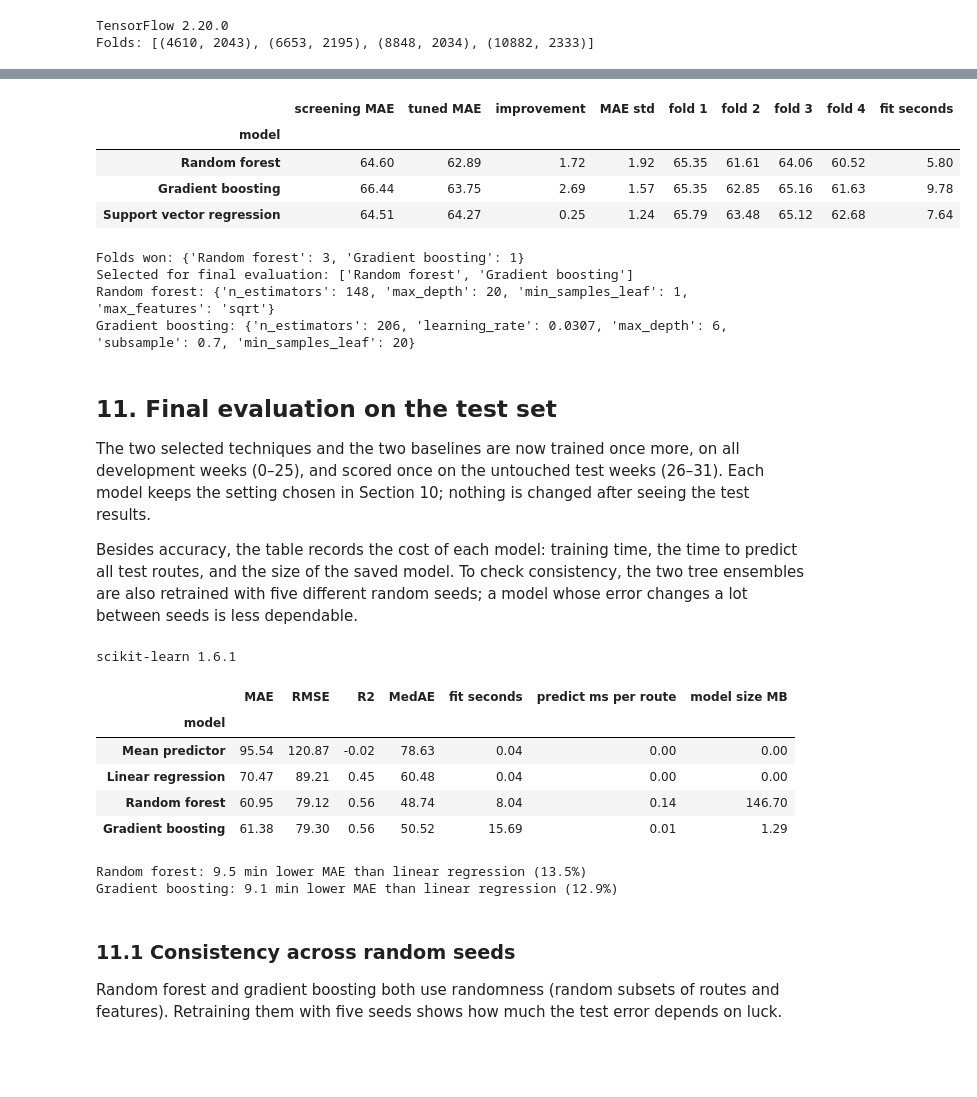
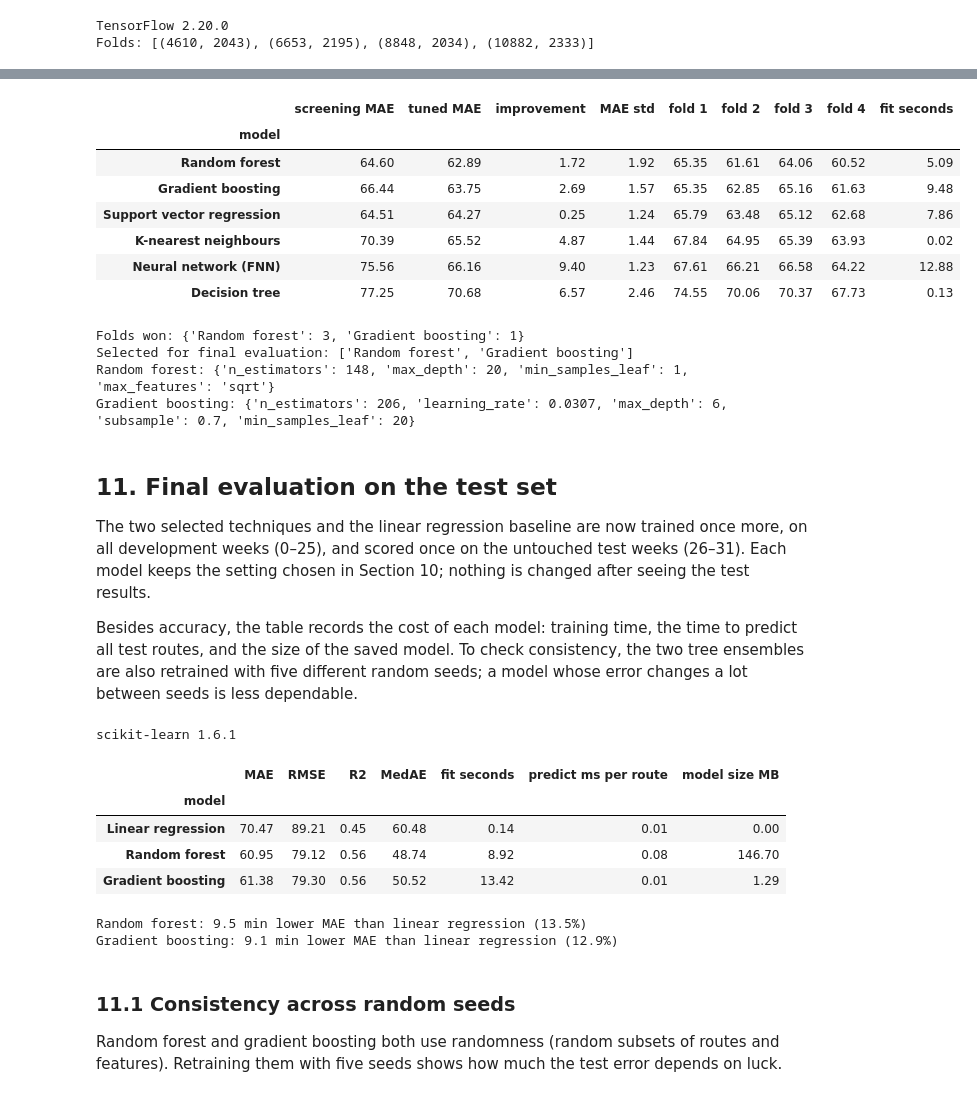
Before and after one commit to brucenguyen0302-code/last-mile-route-duration, a Jupyter notebook: notebooks/AT1_II_route_duration.ipynb, the cells around one changed output, grey strips where cells are left out. Saved outputs shown, nothing was run; the diff lists cells and outputs as text; code cells hidden in the pictures; blank space fills up the shorter version.

Commit message:
Tune all six techniques with an equal budget

```diff
--- a/notebooks/AT1_II_route_duration.ipynb
+++ b/notebooks/AT1_II_route_duration.ipynb
@@ -801,6 +747,8 @@ from sklearn.tree import DecisionTreeRegressor
 from sklearn.ensemble import RandomForestRegressor, GradientBoostingRegressor
 from sklearn.neighbors import KNeighborsRegressor
 from sklearn.svm import SVR
+
+REUSE_SAVED_RESULTS = True
 
 class KerasFNN(BaseEstimator, RegressorMixin):
     def __init__(self, hidden=(512, 512, 100), dropout=0.0, learning_rate=1e-3, epochs=20,
@@ -882,7 +826,7 @@ candidates = {
 }
 
 SCREEN_FILE = os.path.join(RESULTS_DIR, 'screening_4folds_lab_settings.csv')
-if os.path.exists(SCREEN_FILE):
+if REUSE_SAVED_RESULTS and os.path.exists(SCREEN_FILE):
     screening = pd.read_csv(SCREEN_FILE)
     print('Loaded:', SCREEN_FILE)
 else:
@@ -943,4 +884,5 @@ attempts than another.
 # %%
+import ast
 from scipy.stats import loguniform, uniform, randint
 from sklearn.model_selection import RandomizedSearchCV
 
@@ -967,19 +909,37 @@ search_spaces = {
         'subsample': [0.7, 0.85, 1.0],
         'min_samples_leaf': [1, 5, 20, 50],
     }),
+    'Decision tree': (DecisionTreeRegressor(random_state=SEED), {
+        'max_depth': [None, 4, 6, 8, 10, 12, 16, 20],
+        'min_samples_leaf': [1, 2, 5, 10, 20, 50],
+        'min_samples_split': [2, 5, 10, 20, 50],
+        'max_features': [1.0, 0.7, 0.5],
+    }),
+    'K-nearest neighbours': (KNeighborsRegressor(), {
+        'n_neighbors': randint(3, 60),
+        'weights': ['uniform', 'distance'],
+        'p': [1, 2],
+    }),
+    'Neural network (FNN)': (KerasFNN(epochs=200, early_stopping=True), {
+        'hidden': [(64, 32), (128, 64), (256, 128), (128, 64, 32), (256, 128, 64), (512, 512, 100)],
+        'dropout': [0.0, 0.1, 0.2, 0.3],
+        'learning_rate': loguniform(1e-4, 1e-2),
+        'batch_size': [32, 64, 128],
+    }),
 }
 
 def run_search(name):
     regressor, space = search_spaces[name]
-    path = os.path.join(RESULTS_DIR, f"tuning_{name.lower().replace(' ', '_')}_{N_SETTINGS}x4folds.csv")
-    if os.path.exists(path):
+    slug = name.lower().replace(' ', '_').replace('(', '').replace(')', '')
+    path = os.path.join(RESULTS_DIR, f'tuning_{slug}_{N_SETTINGS}x4folds.csv')
+    if REUSE_SAVED_RESULTS and os.path.exists(path):
         print('Loaded:', path)
         return pd.read_csv(path)
     search = RandomizedSearchCV(
         make_pipeline(regressor),
         {f'model__regressor__{k}': v for k, v in space.items()},
         n_iter=N_SETTINGS, cv=CV_SPLITS, scoring='neg_mean_absolute_error',
-        random_state=SEED, n_jobs=-1, refit=False,
+        random_state=SEED, n_jobs=1 if 'Neural' in name else -1, refit=False,
     )
     start = time.perf_counter()
     search.fit(X_dev, y_dev)
@@ -1044,41 +1030,46 @@ tuned_summary = pd.DataFrame(best_rows).set_index('model').sort_values('tuned MA
 tuned_summary.to_csv(os.path.join(RESULTS_DIR, 'tuned_summary.csv'))
 display(tuned_summary.round(2))
 
 fold_cols = [f'fold {i + 1}' for i in range(len(FOLDS))]
-wins = tuned_summary[fold_cols].idxmin().value_counts()
-print('Folds won:', wins.to_dict())
+print('Folds won:', tuned_summary[fold_cols].idxmin().value_counts().to_dict())
 
 SELECTED = list(tuned_summary.index[:2])
 print('Selected for final evaluation:', SELECTED)
+
+INT_PARAMS = {'n_estimators', 'max_depth', 'min_samples_leaf', 'min_samples_split', 'n_neighbors',
+              'batch_size', 'epochs', 'p'}
 
 def best_params(name):
     row = tuning[name].iloc[0]
     params = {}
     for key in search_spaces[name][1]:
         value = row[key]
         if pd.isna(value):
             value = None
         elif isinstance(value, str):
             try:
-                value = float(value)
-            except ValueError:
+                value = ast.literal_eval(value)
+            except (ValueError, SyntaxError):
                 pass
         elif hasattr(value, 'item'):
             value = value.item()
-        if key in ('n_estimators', 'max_depth', 'min_samples_leaf') and value is not None:
+        if key in INT_PARAMS and value is not None:
             value = int(value)
         params[key] = value
     return params
 
 BEST_PARAMS = {name: best_params(name) for name in SELECTED}
 for name, params in BEST_PARAMS.items():
     print(f"{name}: { {k: round(v, 4) if isinstance(v, float) else v for k, v in params.items()} }")
 # %% [output]
 |  | screening MAE | tuned MAE | improvement | MAE std | fold 1 | fold 2 | fold 3 | fold 4 | fit seconds |
 | model |  |  |  |  |  |  |  |  |  |
-| Random forest | 64.60 | 62.89 | 1.72 | 1.92 | 65.35 | 61.61 | 64.06 | 60.52 | 5.80 |
-| Gradient boosting | 66.44 | 63.75 | 2.69 | 1.57 | 65.35 | 62.85 | 65.16 | 61.63 | 9.78 |
-| Support vector regression | 64.51 | 64.27 | 0.25 | 1.24 | 65.79 | 63.48 | 65.12 | 62.68 | 7.64 |
+| Random forest | 64.60 | 62.89 | 1.72 | 1.92 | 65.35 | 61.61 | 64.06 | 60.52 | 5.09 |
+| Gradient boosting | 66.44 | 63.75 | 2.69 | 1.57 | 65.35 | 62.85 | 65.16 | 61.63 | 9.48 |
+| Support vector regression | 64.51 | 64.27 | 0.25 | 1.24 | 65.79 | 63.48 | 65.12 | 62.68 | 7.86 |
+| K-nearest neighbours | 70.39 | 65.52 | 4.87 | 1.44 | 67.84 | 64.95 | 65.39 | 63.93 | 0.02 |
+| Neural network (FNN) | 75.56 | 66.16 | 9.40 | 1.23 | 67.61 | 66.21 | 66.58 | 64.22 | 12.88 |
+| Decision tree | 77.25 | 70.68 | 6.57 | 2.46 | 74.55 | 70.06 | 70.37 | 67.73 | 0.13 |
 Folds won: {'Random forest': 3, 'Gradient boosting': 1}
 Selected for final evaluation: ['Random forest', 'Gradient boosting']
 Random forest: {'n_estimators': 148, 'max_depth': 20, 'min_samples_leaf': 1, 'max_features': 'sqrt'}
@@ -1086,9 +1077,9 @@ Gradient boosting: {'n_estimators': 206, 'learning_rate': 0.0307, 'max_depth': 6
 # %% [markdown]
 ## 11. Final evaluation on the test set
 
-The two selected techniques and the two baselines are now trained once more, on all development weeks (0–25), and
-scored once on the untouched test weeks (26–31). Each model keeps the setting chosen in Section 10; nothing is
-changed after seeing the test results.
+The two selected techniques and the linear regression baseline are now trained once more, on all development
+weeks (0–25), and scored once on the untouched test weeks (26–31). Each model keeps the setting chosen in
+Section 10; nothing is changed after seeing the test results.
 
 Besides accuracy, the table records the cost of each model: training time, the time to predict all test routes,
 and the size of the saved model. To check consistency, the two tree ensembles are also retrained with five
@@ -1098,7 +1089,6 @@ import sklearn, pickle
 print(f'scikit-learn {sklearn.__version__}')
 
 final_regressors = {
-    'Mean predictor': DummyRegressor(strategy='mean'),
     'Linear regression': LinearRegression(),
     'Random forest': RandomForestRegressor(**BEST_PARAMS['Random forest'], random_state=SEED, n_jobs=-1),
     'Gradient boosting': GradientBoostingRegressor(**BEST_PARAMS['Gradient boosting'], random_state=SEED),
@@ -1131,10 +1121,9 @@ for name in SELECTED:
 scikit-learn 1.6.1
 |  | MAE | RMSE | R2 | MedAE | fit seconds | predict ms per route | model size MB |
 | model |  |  |  |  |  |  |  |
-| Mean predictor | 95.54 | 120.87 | -0.02 | 78.63 | 0.04 | 0.00 | 0.00 |
-| Linear regression | 70.47 | 89.21 | 0.45 | 60.48 | 0.04 | 0.00 | 0.00 |
-| Random forest | 60.95 | 79.12 | 0.56 | 48.74 | 8.04 | 0.14 | 146.70 |
-| Gradient boosting | 61.38 | 79.30 | 0.56 | 50.52 | 15.69 | 0.01 | 1.29 |
+| Linear regression | 70.47 | 89.21 | 0.45 | 60.48 | 0.14 | 0.01 | 0.00 |
+| Random forest | 60.95 | 79.12 | 0.56 | 48.74 | 8.92 | 0.08 | 146.70 |
+| Gradient boosting | 61.38 | 79.30 | 0.56 | 50.52 | 13.42 | 0.01 | 1.29 |
 Random forest: 9.5 min lower MAE than linear regression (13.5%)
 Gradient boosting: 9.1 min lower MAE than linear regression (12.9%)
 # %% [markdown]
```
Also changed, not shown: parts of 21 cells of this notebook.
